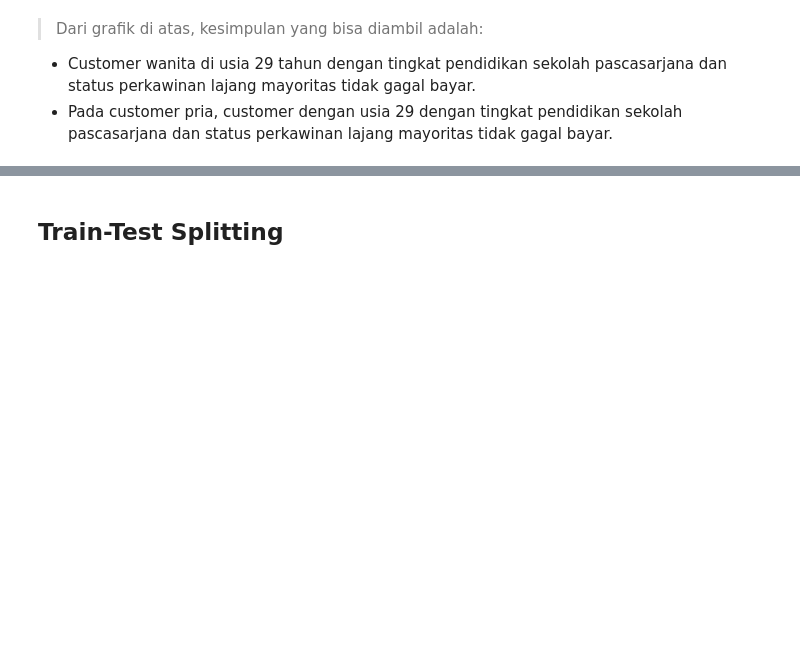
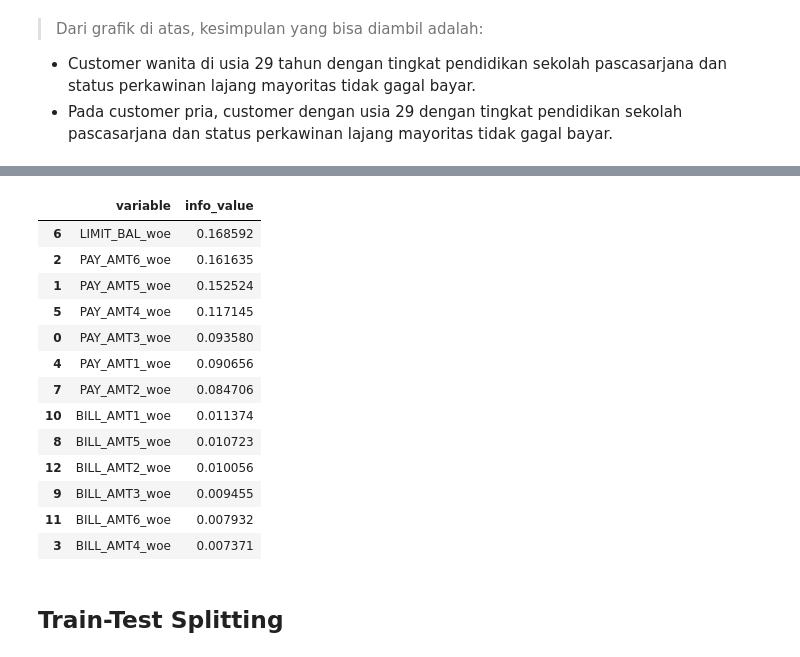
Before and after one commit to chocolatmint/proposal, a Jupyter notebook: proposal.ipynb, the cells around one changed output, grey strips where cells are left out. Cells and saved outputs as stored; diff of their text form; code cells hidden in the pictures; blank space fills up the shorter version.

```diff
--- a/proposal.ipynb
+++ b/proposal.ipynb
@@ -624,20 +640,21 @@ Dapat dilihat dari grafik di atas, mayoritas **customer tidak gagal bayar memili
 # %% [markdown]
 Didapat persona customer gagal bayar adalah:
 # %%
-credit_default['MARRIAGE'] = credit_default[['MARRIAGE_1', 'MARRIAGE_2']].idxmax(axis=1)
-credit_default['SEX'] = credit_default[['SEX_1', 'SEX_2']].idxmax(axis=1)
+credit_default_copy = credit_default.copy()
+credit_default_copy['MARRIAGE'] = credit_default_copy[['MARRIAGE_1', 'MARRIAGE_2']].idxmax(axis=1)
+credit_default_copy['SEX'] = credit_default_copy[['SEX_1', 'SEX_2']].idxmax(axis=1)
 
-credit_default['MARRIAGE'] = credit_default['MARRIAGE'].replace({
+credit_default_copy['MARRIAGE'] = credit_default_copy['MARRIAGE'].replace({
     'MARRIAGE_1': 'Menikah',
     'MARRIAGE_2': 'Lajang'
 })
 
-credit_default['SEX'] = credit_default['SEX'].replace({
+credit_default_copy['SEX'] = credit_default_copy['SEX'].replace({
     'SEX_1': 'Pria',
     'SEX_2': 'Wanita'
 })
 
-default_customers = credit_default[credit_default['default payment next month'] == 1].copy()
+default_customers = credit_default_copy[credit_default_copy['default payment next month'] == 1].copy()
 
 default_customers['EDUCATION'] = default_customers['EDUCATION'].replace({
     1: 'Lainnya',
@@ -674,20 +691,21 @@ px.area(age_sex_education_marriage_counts, x='AGE', y='Count', color='SEX', line
 # %% [markdown]
 Sementara itu persona untuk customer tidak gagal bayar:
 # %%
-credit_default['MARRIAGE'] = credit_default[['MARRIAGE_1', 'MARRIAGE_2']].idxmax(axis=1)
-credit_default['SEX'] = credit_default[['SEX_1', 'SEX_2']].idxmax(axis=1)
+credit_default_copy = credit_default.copy()
+credit_default_copy['MARRIAGE'] = credit_default_copy[['MARRIAGE_1', 'MARRIAGE_2']].idxmax(axis=1)
+credit_default_copy['SEX'] = credit_default_copy[['SEX_1', 'SEX_2']].idxmax(axis=1)
 
-credit_default['MARRIAGE'] = credit_default['MARRIAGE'].replace({
+credit_default_copy['MARRIAGE'] = credit_default_copy['MARRIAGE'].replace({
     'MARRIAGE_1': 'Menikah',
     'MARRIAGE_2': 'Lajang'
 })
 
-credit_default['SEX'] = credit_default['SEX'].replace({
+credit_default_copy['SEX'] = credit_default_copy['SEX'].replace({
     'SEX_1': 'Pria',
     'SEX_2': 'Wanita'
 })
 
-default_customers = credit_default[credit_default['default payment next month'] == 0].copy()
+default_customers = credit_default_copy[credit_default_copy['default payment next month'] == 0].copy()
 
 default_customers['EDUCATION'] = default_customers['EDUCATION'].replace({
     1: 'Lainnya',
@@ -723,0 +746,12 @@ px.area(age_sex_education_marriage_counts, x='AGE', y='Count', color='SEX', line
+# %%
+continuous_vars = ['LIMIT_BAL', 'BILL_AMT1', 'BILL_AMT2', 'BILL_AMT3', 'BILL_AMT4', 'BILL_AMT5', 'BILL_AMT6',
+                       'PAY_AMT1', 'PAY_AMT2', 'PAY_AMT3', 'PAY_AMT4', 'PAY_AMT5', 'PAY_AMT6']
+credit_default_reverse = credit_default.copy()
+default_next_month = credit_default_reverse['default payment next month']
+credit_default_reverse = credit_default_reverse.loc[:, continuous_vars]
+
+credit_default_reverse['default payment next month'] = default_next_month
+
+with warnings.catch_warnings():
+    warnings.simplefilter("ignore")
+    bins = sc.woebin(credit_default_reverse, x = continuous_vars, y='default payment next month', positive='0')
@@ -723,0 +762,3 @@ px.area(age_sex_education_marriage_counts, x='AGE', y='Count', color='SEX', line
+# %%
+credit_default_woe = sc.woebin_ply(dt = credit_default_reverse,
+                        bins = bins)
@@ -724,3 +769,20 @@ px.area(age_sex_education_marriage_counts, x='AGE', y='Count', color='SEX', line
+# %%
+sc.iv(credit_default_woe, y = 'default payment next month')
+# %% [output]
+|  | variable | info_value |
+| 6 | LIMIT_BAL_woe | 0.168592 |
+| 2 | PAY_AMT6_woe | 0.161635 |
+| 1 | PAY_AMT5_woe | 0.152524 |
+| 5 | PAY_AMT4_woe | 0.117145 |
+| 0 | PAY_AMT3_woe | 0.093580 |
+| 4 | PAY_AMT1_woe | 0.090656 |
+| 7 | PAY_AMT2_woe | 0.084706 |
+| 10 | BILL_AMT1_woe | 0.011374 |
+| 8 | BILL_AMT5_woe | 0.010723 |
+| 12 | BILL_AMT2_woe | 0.010056 |
+| 9 | BILL_AMT3_woe | 0.009455 |
+| 11 | BILL_AMT6_woe | 0.007932 |
+| 3 | BILL_AMT4_woe | 0.007371 |
 # %% [markdown]
 ## Train-Test Splitting
 # %% [markdown]
```
Also changed, not shown: parts of 14 cells of this notebook, 3 other files.
